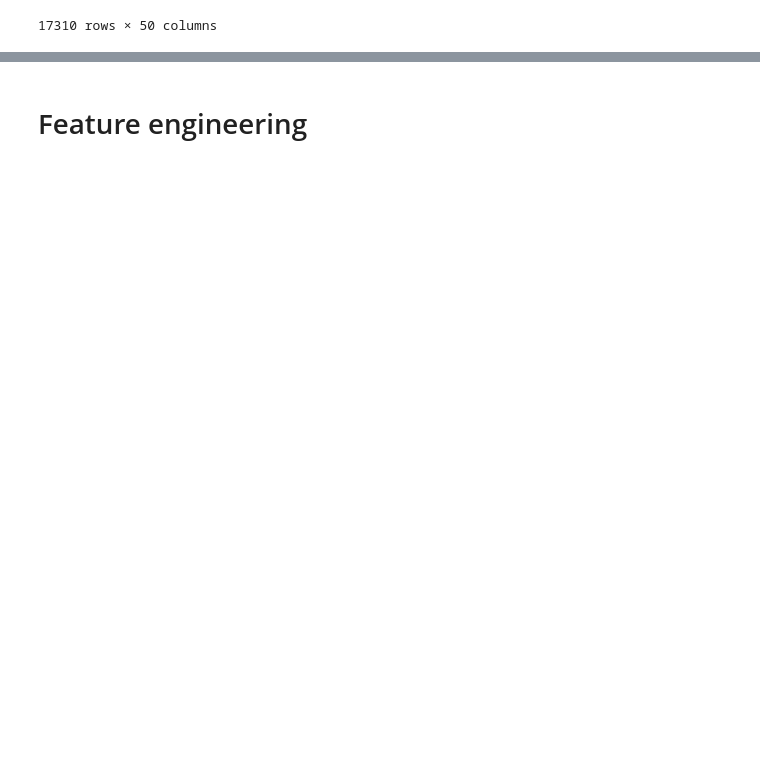
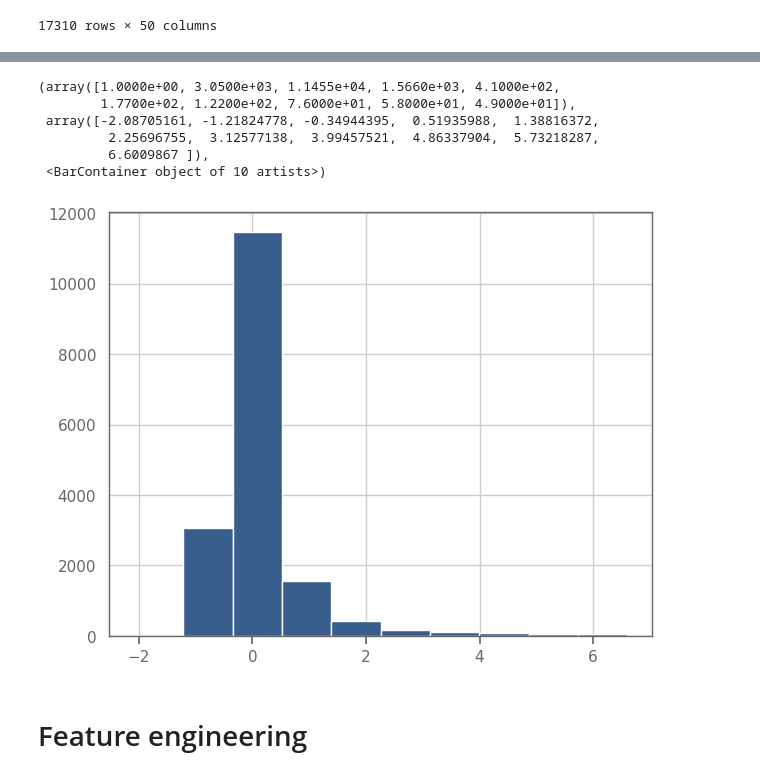
Before and after one commit to 4mbrus/Data-Analysis-3, a Jupyter notebook: Assignment 2/data_prep.ipynb, the cells around one changed output, grey strips where cells are left out. Drawn from its saved outputs; the diff is of its cells as text; code cells hidden in the pictures; blank space fills up the shorter version.

```diff
--- a/Assignment 2/data_prep.ipynb
+++ b/Assignment 2/data_prep.ipynb
@@ -223,3 +223,13 @@ data.sort_values(by="sales_growth")
+# %%
+plt.hist(data["sales_growth"])
+# %% [output]
+(array([1.0000e+00, 3.0500e+03, 1.1455e+04, 1.5660e+03, 4.1000e+02,
+        1.7700e+02, 1.2200e+02, 7.6000e+01, 5.8000e+01, 4.9000e+01]),
+ array([-2.08705161, -1.21824778, -0.34944395,  0.51935988,  1.38816372,
+         2.25696755,  3.12577138,  3.99457521,  4.86337904,  5.73218287,
+         6.6009867 ]),
+ <BarContainer object of 10 artists>)
+[figure, added]
 # %% [markdown]
 # Feature engineering
 # %%
```
Also changed, not shown: parts of 19 cells of this notebook, 1 other file.
